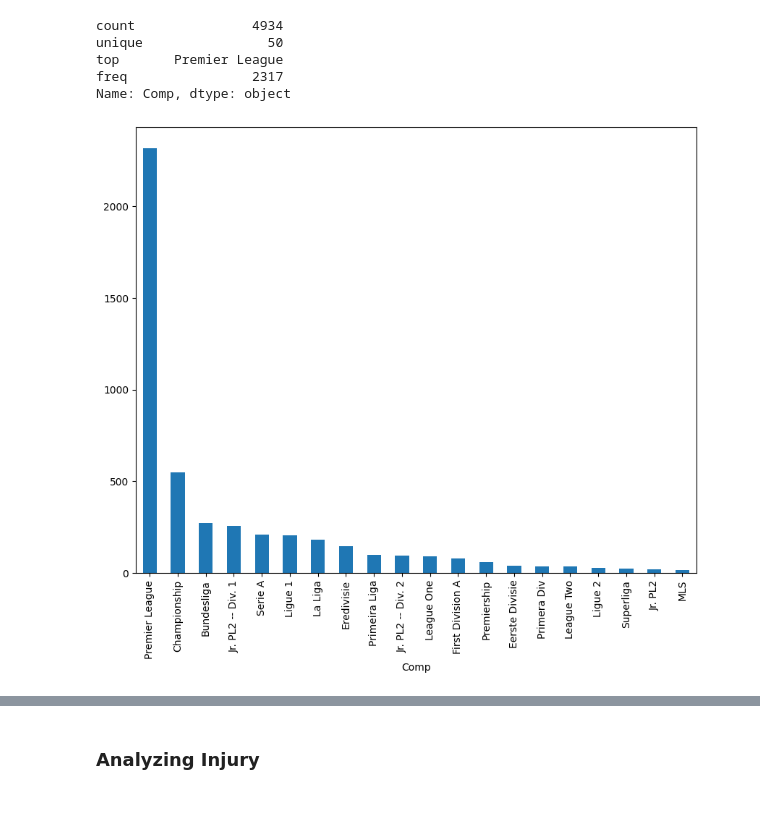
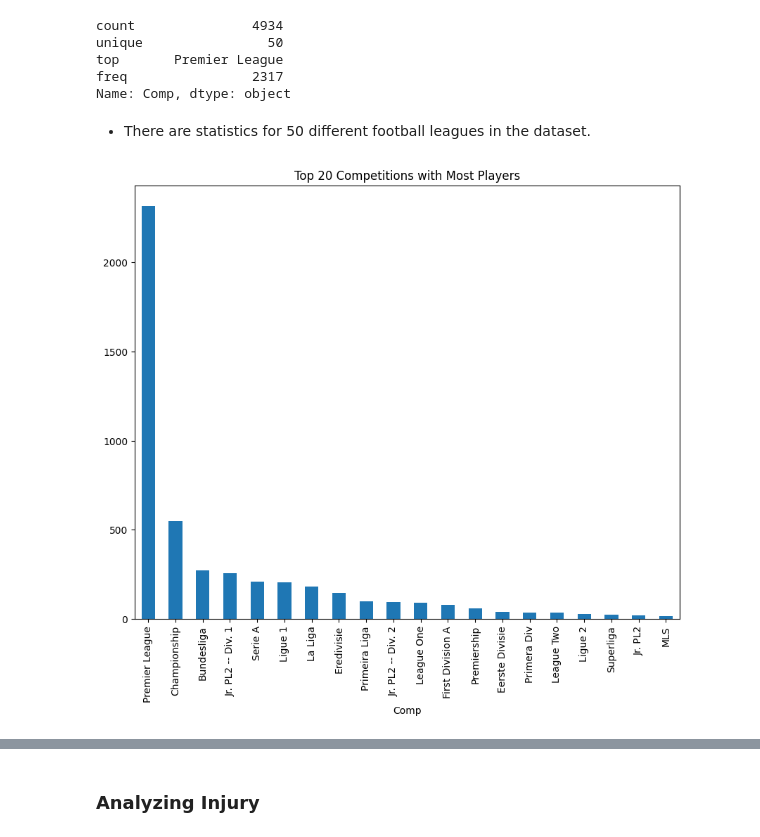
Before and after one commit to hwangdeokThien/CSC14119_IntroDS_final_project, a Jupyter notebook: src/notebooks/3.0-data_exploration.ipynb, the cells around one changed output, grey strips where cells are left out. Cells and saved outputs as stored; diff of their text form; code cells hidden in the pictures; blank space fills up the shorter version.

```diff
--- a/src/notebooks/3.0-data_exploration.ipynb
+++ b/src/notebooks/3.0-data_exploration.ipynb
@@ -158,9 +216,12 @@ unique                50
 top       Premier League
 freq                2317
 Name: Comp, dtype: object
+# %% [markdown]
+- There are statistics for 50 different football leagues in the dataset.
 # %%
 plt.figure(figsize=(10,8))
 df['Comp'].value_counts()[:20].plot(kind='bar')
+plt.title('Top 20 Competitions with Most Players')
 plt.show()
 # %% [output]
-[figure, old version]
+[figure, new version]
```
Also changed, not shown: parts of 28 cells of this notebook.
